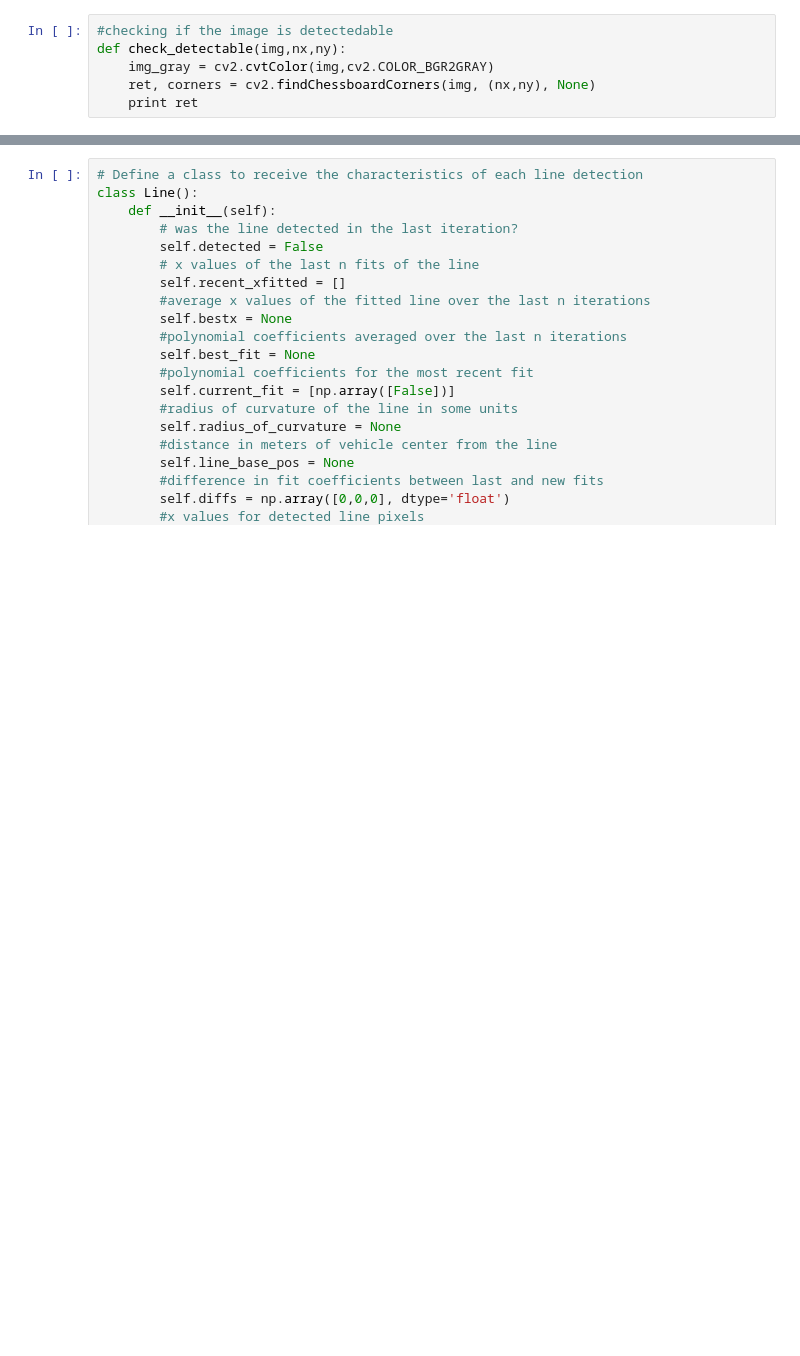
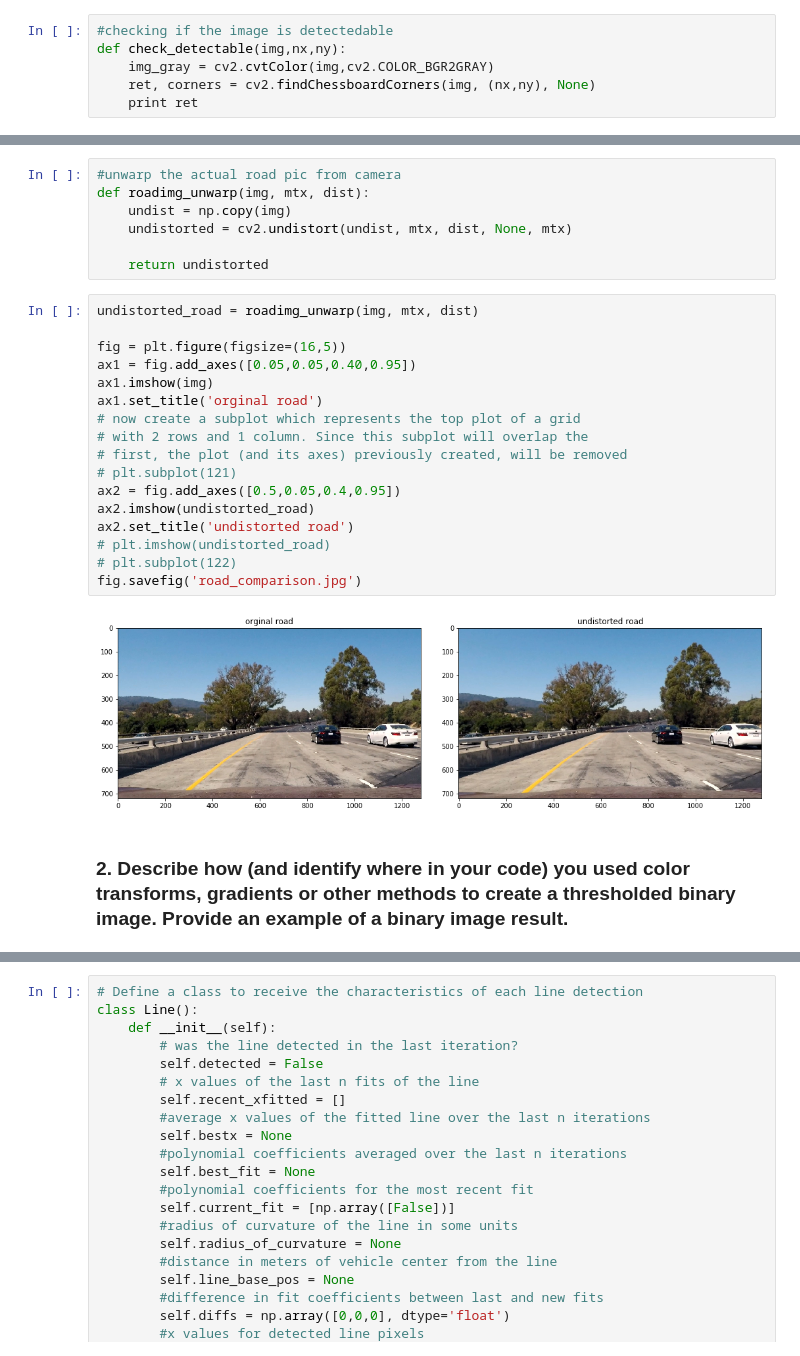
Before and after one commit to oRESANo/Udacity-CarND-Advanced-Lane-Lines, a Jupyter notebook: p2.ipynb, the cells around one changed output, grey strips where cells are left out. Saved outputs shown, nothing was run; the diff lists cells and outputs as text; blank space fills up the shorter version.

```diff
--- a/p2.ipynb
+++ b/p2.ipynb
@@ -103,0 +168,28 @@ plt.imshow(warped_img)
+# %%
+#unwarp the actual road pic from camera
+def roadimg_unwarp(img, mtx, dist):
+    undist = np.copy(img)
+    undistorted = cv2.undistort(undist, mtx, dist, None, mtx)
+
+    return undistorted
+# %%
+undistorted_road = roadimg_unwarp(img, mtx, dist)
+
+fig = plt.figure(figsize=(16,5))
+ax1 = fig.add_axes([0.05,0.05,0.40,0.95])
+ax1.imshow(img)
+ax1.set_title('orginal road')
+# now create a subplot which represents the top plot of a grid
+# with 2 rows and 1 column. Since this subplot will overlap the
+# first, the plot (and its axes) previously created, will be removed
+# plt.subplot(121)
+ax2 = fig.add_axes([0.5,0.05,0.4,0.95])
+ax2.imshow(undistorted_road)
+ax2.set_title('undistorted road')
+# plt.imshow(undistorted_road)
+# plt.subplot(122)
+fig.savefig('road_comparison.jpg')
+# %% [output]
+[figure, added]
+# %% [markdown]
+### 2. Describe how (and identify where in your code) you used color transforms, gradients or other methods to create a thresholded binary image.  Provide an example of a binary image result.
```
Also changed, not shown: parts of 41 cells of this notebook.
